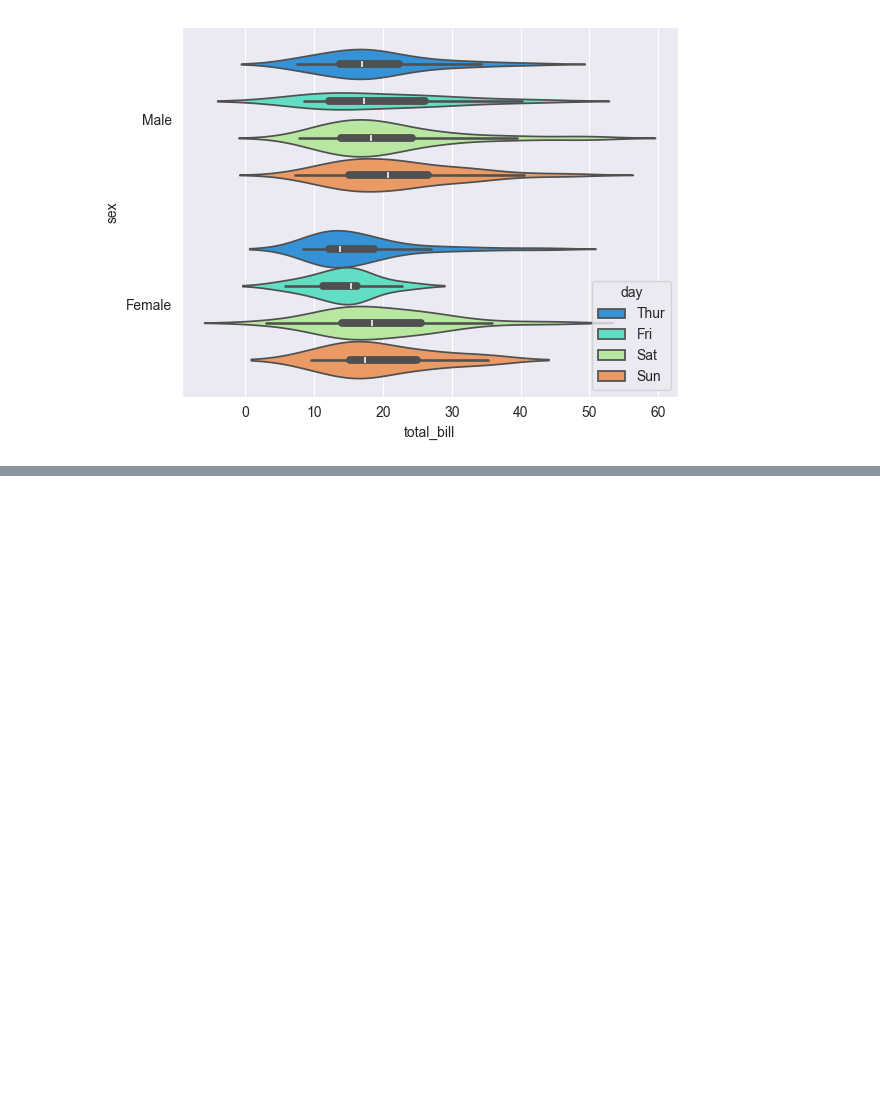
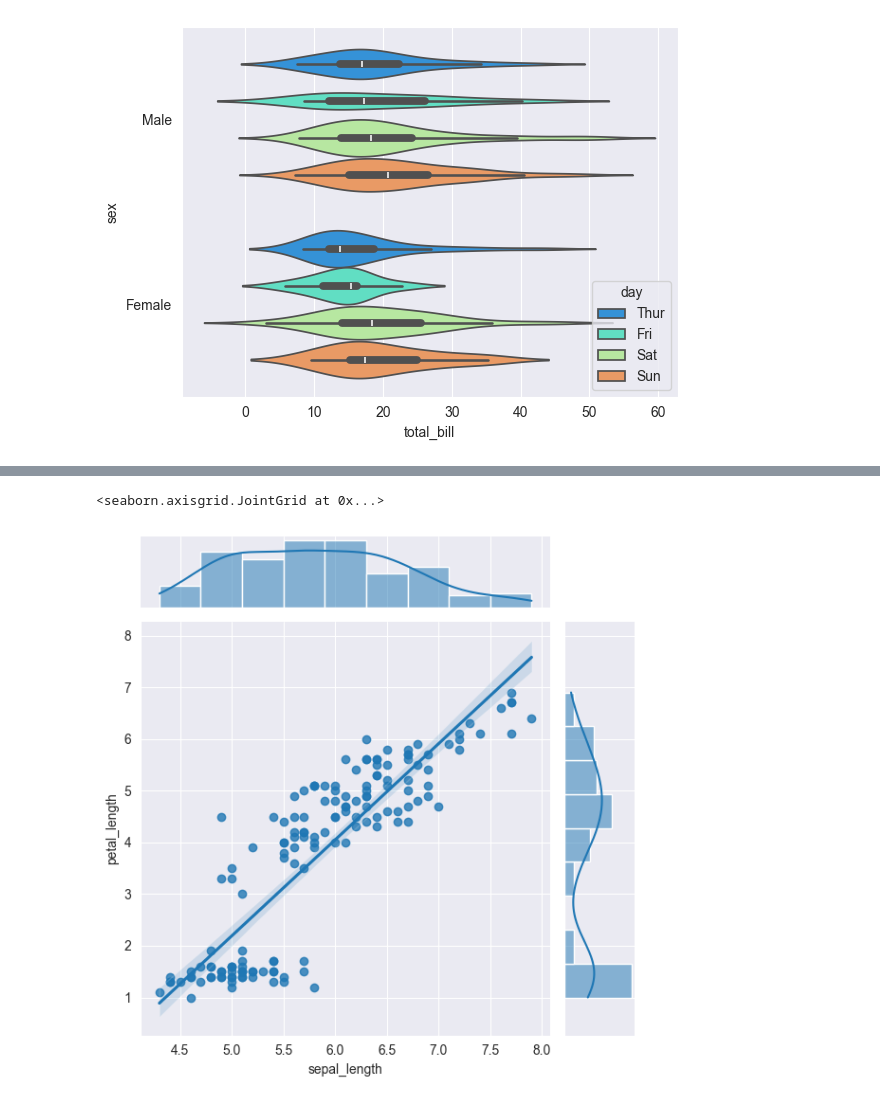
Before and after one commit to Sudeepkumar0/Python_practice, a Jupyter notebook: seaborn.ipynb, the cells around one changed output, grey strips where cells are left out. Cells and saved outputs as stored; diff of their text form; code cells hidden in the pictures; blank space fills up the shorter version.

```diff
--- a/seaborn.ipynb
+++ b/seaborn.ipynb
@@ -150,0 +186,5 @@ sns.violinplot(x='total_bill', y='sex', data=df, palette='rainbow', hue='day')
+# %%
+sns.jointplot(x='sepal_length', y='petal_length', data=iris, kind='reg')
+# %% [output]
+<seaborn.axisgrid.JointGrid at 0x...>
+[figure, added]
```
Also changed, not shown: parts of 8 cells of this notebook.
